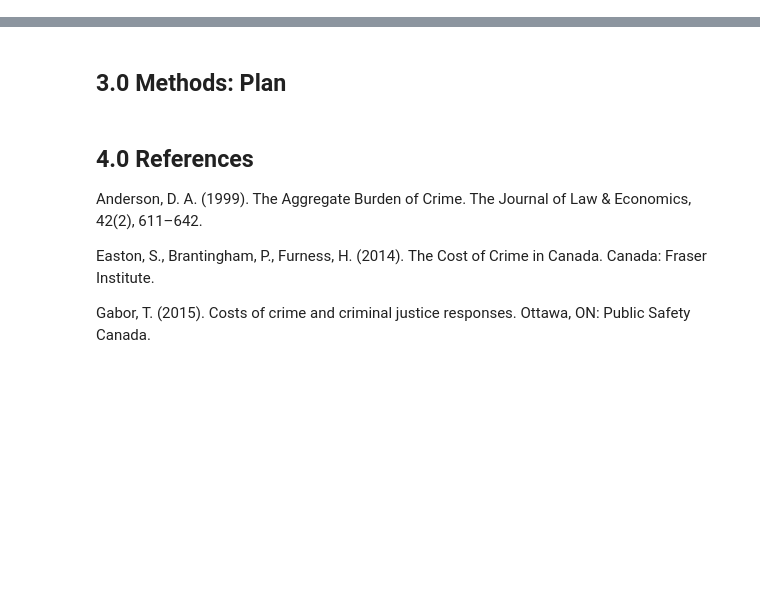
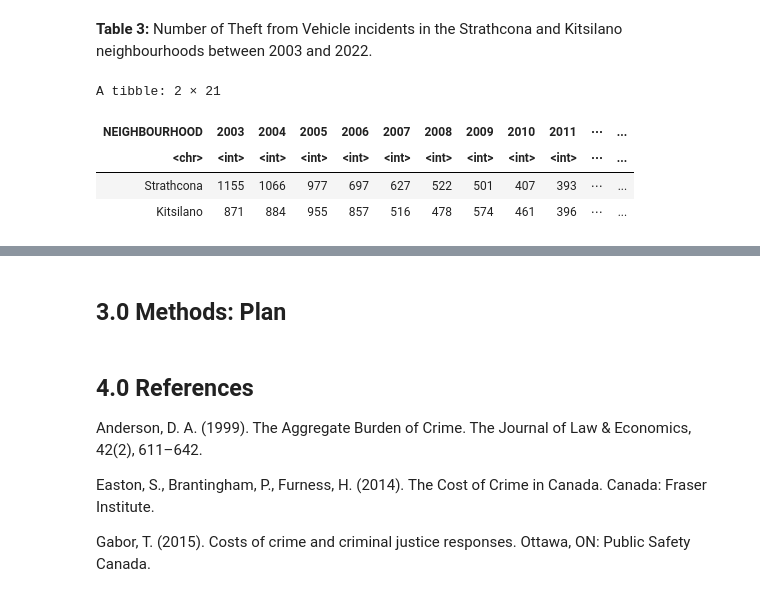
Before and after one commit to jburden1/STAT201_Project_Group14, a Jupyter notebook: STAT201_Proposal.ipynb, the cells around one changed output, grey strips where cells are left out. Saved outputs shown, nothing was run; the diff lists cells and outputs as text; code cells hidden in the pictures; blank space fills up the shorter version.

```diff
--- a/STAT201_Proposal.ipynb
+++ b/STAT201_Proposal.ipynb
@@ -132,0 +49,34 @@ A grouped_df: 40 × 3
+# %%
+#-------------------------------------------------------
+# Code to load data into R, clean, wrangle and summarize
+#-------------------------------------------------------
+
+# read data set from GitHub
+crime_data_raw <- read_csv("https://github.com/jburden1/STAT201_Project_Group14/raw/main/vpd_crime_data/crimedata_csv_AllNeighbourhoods_AllYears.csv")
+
+# select TYPE, YEAR, and NEIGHBOURHOOD and remove observations from 2023
+crime_data_tidy <- crime_data_raw |>
+    select(TYPE, YEAR, NEIGHBOURHOOD) |>
+    filter(YEAR != 2023)
+
+# summarize data by crime TYPE
+crime_data_type_summary <- crime_data_tidy |>
+    group_by(TYPE) |>
+    summarize(INCIDENT_COUNT = n(), PROPORTION = INCIDENT_COUNT / nrow(crime_data_tidy)) |>
+    arrange(desc(INCIDENT_COUNT))
+
+# get yearly theft from vehicle incident counts in Strathcona and Kitsilano NEIGHBOURHOOD
+crime_vehicle_filtered <- crime_data_tidy |>
+    filter(TYPE == "Theft from Vehicle", NEIGHBOURHOOD == "Strathcona" | NEIGHBOURHOOD == "Kitsilano") |>
+    group_by(YEAR, NEIGHBOURHOOD) |>
+    summarize(INCIDENT_COUNT = n()) |>
+    arrange(desc(NEIGHBOURHOOD))
+# pivot data to improve readability
+crime_vehicle_filtered_wide <- crime_vehicle_filtered |>
+    pivot_wider(names_from = YEAR, values_from = INCIDENT_COUNT)
+
+# calculate summary statstics
+crime_vehicle_stats <- crime_vehicle_filtered |>
+    ungroup() |>
+    group_by(NEIGHBOURHOOD) |>
+    summarize(n = n(), Mean = mean(INCIDENT_COUNT), Min = min(INCIDENT_COUNT), Max = max(INCIDENT_COUNT), SD = sd(INCIDENT_COUNT))
@@ -132,0 +129,11 @@ A grouped_df: 40 × 3
+# %% [markdown]
+**Table 3:** Number of Theft from Vehicle incidents in the Strathcona and Kitsilano neighbourhoods between 2003 and 2022.
+# %%
+# print Table 3
+crime_vehicle_filtered_wide
+# %% [output]
+A tibble: 2 × 21
+| NEIGHBOURHOOD | 2003 | 2004 | 2005 | 2006 | 2007 | 2008 | 2009 | 2010 | 2011 | ⋯ | ... |
+| <chr> | <int> | <int> | <int> | <int> | <int> | <int> | <int> | <int> | <int> | ⋯ | ... |
+| Strathcona | 1155 | 1066 | 977 | 697 | 627 | 522 | 501 | 407 | 393 | ⋯ | ... |
+| Kitsilano | 871 | 884 | 955 | 857 | 516 | 478 | 574 | 461 | 396 | ⋯ | ... |
```
Also changed, not shown: parts of 15 cells of this notebook.
